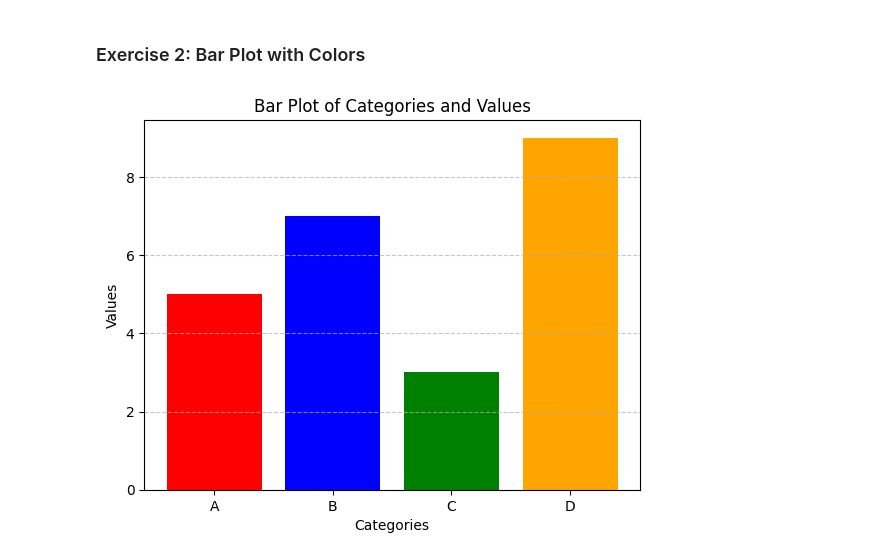
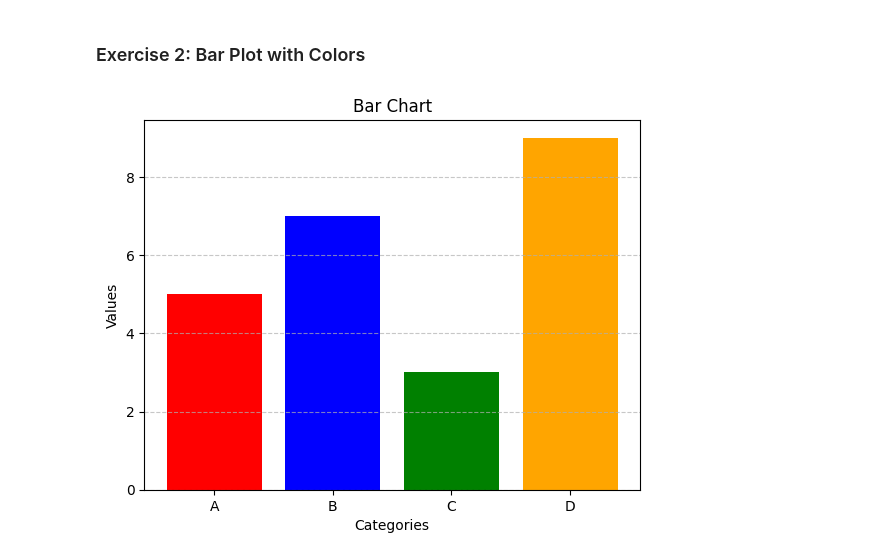
Before and after one commit to Shyam-N7/python-jupyter-template, a Jupyter notebook: src/2-bar-plot.ipynb, the cells around one changed output. Cells and saved outputs as stored; diff of their text form; code cells hidden in the pictures.

```diff
--- a/src/2-bar-plot.ipynb
+++ b/src/2-bar-plot.ipynb
@@ -6,21 +6,25 @@
 # %%
 import matplotlib.pyplot as plt
 
-# Data
-categories = ['A', 'B', 'C', 'D']
-values = [5, 7, 3, 9]
-colors = ['red', 'blue', 'green', 'orange']  # Different colors for each bar
+def validate_bar_data(categories, values):
+    if len(categories) != len(values):
+        raise ValueError("Categories and values must have the same length.")
+    if not all(isinstance(v, (int, float)) for v in values):
+        raise ValueError("Values must be numeric.")
 
-# Create bar plot
-plt.bar(categories, values, color=colors)
+try:
+    categories = ['A', 'B', 'C', 'D']
+    values = [5, 7, 3, 9]
+    validate_bar_data(categories, values)
 
-# Customize the plot
-plt.title("Bar Plot of Categories and Values")
-plt.xlabel("Categories")
-plt.ylabel("Values")
-plt.grid(axis='y', linestyle='--', alpha=0.7)  # Add grid lines on y-axis
+    plt.bar(categories, values, color=['red', 'blue', 'green', 'orange'])
+    plt.title("Bar Chart")
+    plt.xlabel("Categories")
+    plt.ylabel("Values")
+    plt.grid(axis='y', linestyle='--', alpha=0.7)
+    plt.show()
 
-# Show the plot
-plt.show()
+except Exception as e:
+    print(f"Error: {e}")
 # %% [output]
-[figure, old version]
+[figure, new version]
```
Also changed, not shown: 5 other files.
